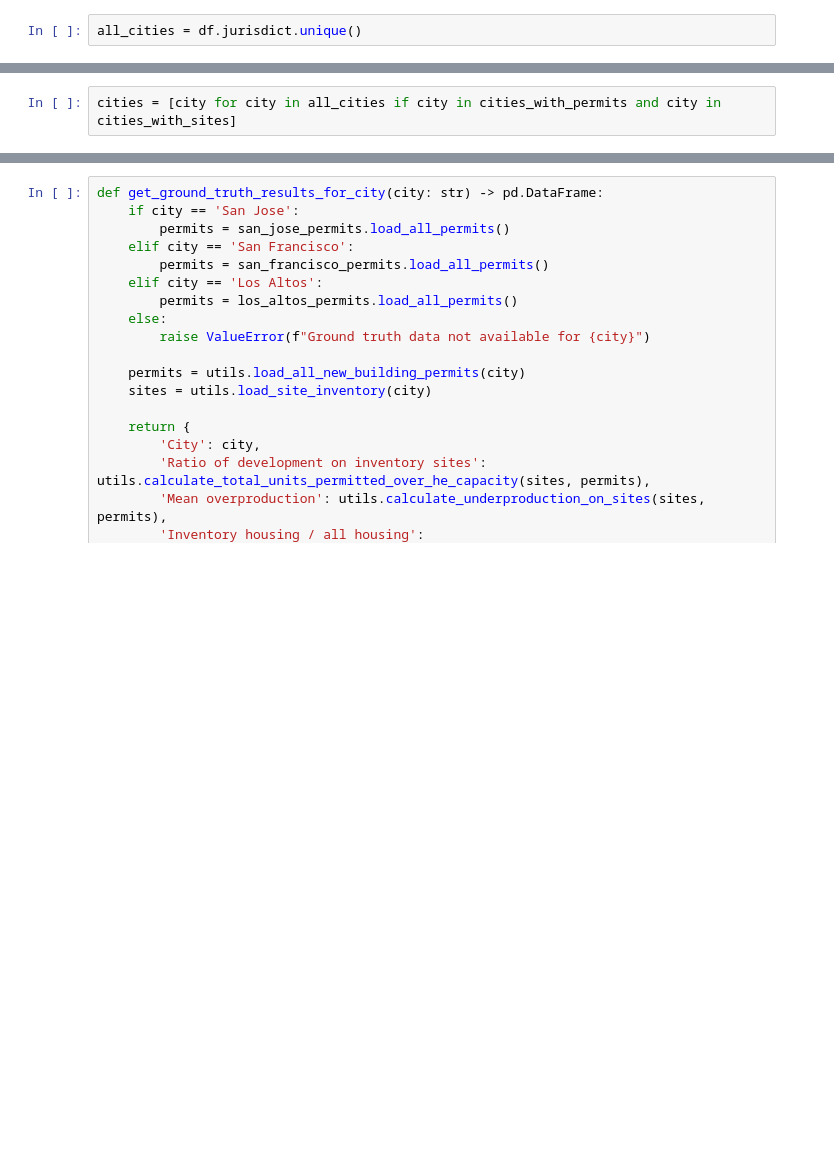
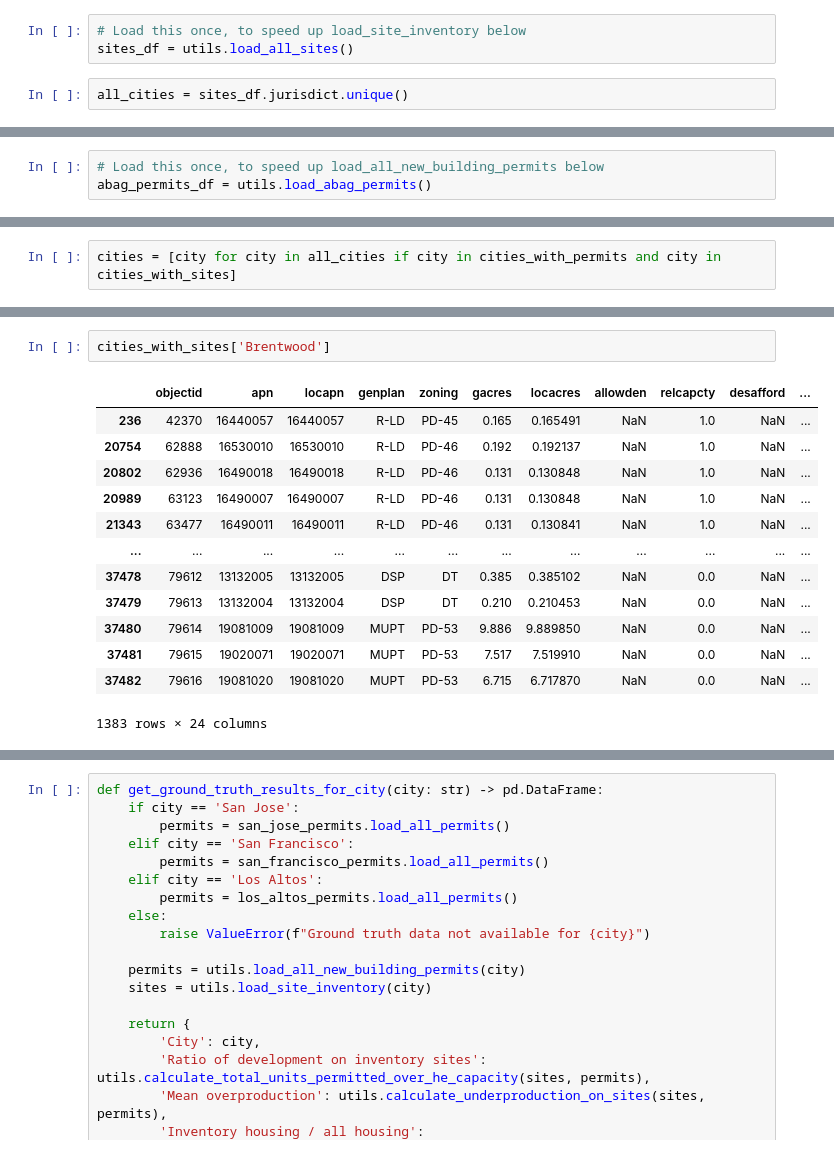
Before and after one commit to YIMBYdata/housing-elements, a Jupyter notebook: Final results.ipynb, the cells around one changed output, grey strips where cells are left out. Cells and saved outputs as stored; diff of their text form; blank space fills up the shorter version.

```diff
--- a/Final results.ipynb
+++ b/Final results.ipynb
@@ -31,6 +30,12 @@ df = gpd.read_file(
+# %%
+# Load this once, to speed up load_site_inventory below
+sites_df = utils.load_all_sites()
 # %%
-all_cities = df.jurisdict.unique()
+all_cities = sites_df.jurisdict.unique()
 # %%
 len(all_cities)
 # %% [output]
 108
+# %%
+# Load this once, to speed up load_all_new_building_permits below
+abag_permits_df = utils.load_abag_permits()
@@ -168,0 +240,16 @@ results_geo_df
+# %%
+cities_with_sites['Brentwood']
+# %% [output]
+|  | objectid | apn | locapn | genplan | zoning | gacres | locacres | allowden | relcapcty | desafford | ... |
+| 236 | 42370 | 16440057 | 16440057 | R-LD | PD-45 | 0.165 | 0.165491 | NaN | 1.0 | NaN | ... |
+| 20754 | 62888 | 16530010 | 16530010 | R-LD | PD-46 | 0.192 | 0.192137 | NaN | 1.0 | NaN | ... |
+| 20802 | 62936 | 16490018 | 16490018 | R-LD | PD-46 | 0.131 | 0.130848 | NaN | 1.0 | NaN | ... |
+| 20989 | 63123 | 16490007 | 16490007 | R-LD | PD-46 | 0.131 | 0.130848 | NaN | 1.0 | NaN | ... |
+| 21343 | 63477 | 16490011 | 16490011 | R-LD | PD-46 | 0.131 | 0.130841 | NaN | 1.0 | NaN | ... |
+| ... | ... | ... | ... | ... | ... | ... | ... | ... | ... | ... | ... |
+| 37478 | 79612 | 13132005 | 13132005 | DSP | DT | 0.385 | 0.385102 | NaN | 0.0 | NaN | ... |
+| 37479 | 79613 | 13132004 | 13132004 | DSP | DT | 0.210 | 0.210453 | NaN | 0.0 | NaN | ... |
+| 37480 | 79614 | 19081009 | 19081009 | MUPT | PD-53 | 9.886 | 9.889850 | NaN | 0.0 | NaN | ... |
+| 37481 | 79615 | 19020071 | 19020071 | MUPT | PD-53 | 7.517 | 7.519910 | NaN | 0.0 | NaN | ... |
+| 37482 | 79616 | 19081020 | 19081020 | MUPT | PD-53 | 6.715 | 6.717870 | NaN | 0.0 | NaN | ... |
+1383 rows × 24 columns
```
Also changed, not shown: parts of 31 cells of this notebook, 2 other files.
